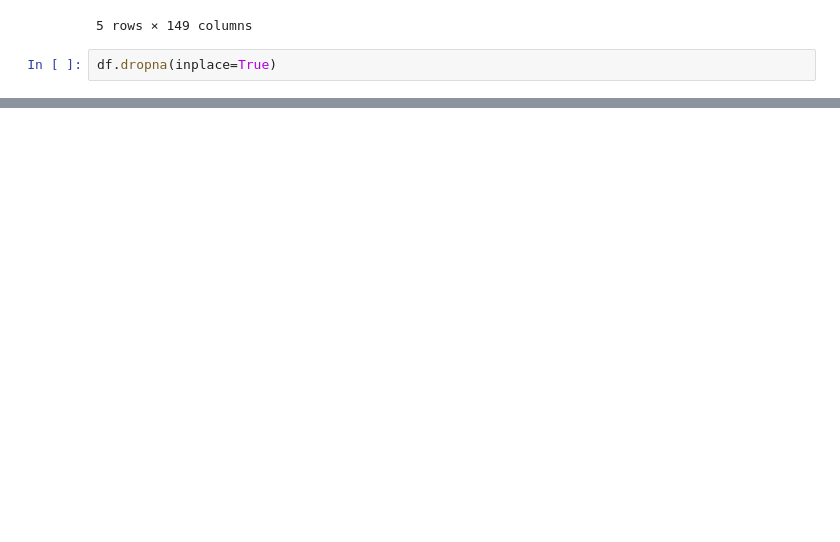
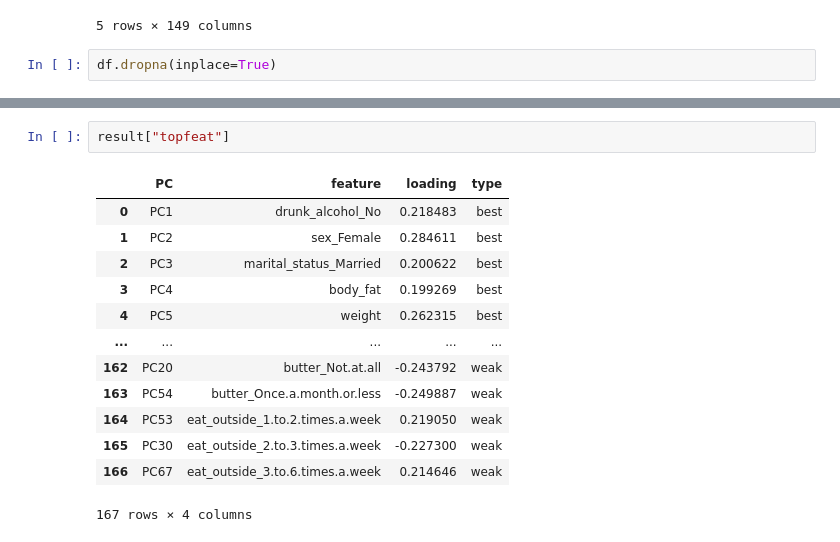
Before and after one commit to KomlaRD/obesity_yankah, a Jupyter notebook: eda.ipynb, the cells around one changed output, grey strips where cells are left out. Cells and saved outputs as stored; diff of their text form; blank space fills up the shorter version.

```diff
--- a/eda.ipynb
+++ b/eda.ipynb
@@ -19,0 +57,16 @@ df.dropna(inplace=True)
+# %%
+result["topfeat"]
+# %% [output]
+|  | PC | feature | loading | type |
+| 0 | PC1 | drunk_alcohol_No | 0.218483 | best |
+| 1 | PC2 | sex_Female | 0.284611 | best |
+| 2 | PC3 | marital_status_Married | 0.200622 | best |
+| 3 | PC4 | body_fat | 0.199269 | best |
+| 4 | PC5 | weight | 0.262315 | best |
+| ... | ... | ... | ... | ... |
+| 162 | PC20 | butter_Not.at.all | -0.243792 | weak |
+| 163 | PC54 | butter_Once.a.month.or.less | -0.249887 | weak |
+| 164 | PC53 | eat_outside_1.to.2.times.a.week | 0.219050 | weak |
+| 165 | PC30 | eat_outside_2.to.3.times.a.week | -0.227300 | weak |
+| 166 | PC67 | eat_outside_3.to.6.times.a.week | 0.214646 | weak |
+167 rows × 4 columns
```
Also changed, not shown: parts of 6 cells of this notebook.
